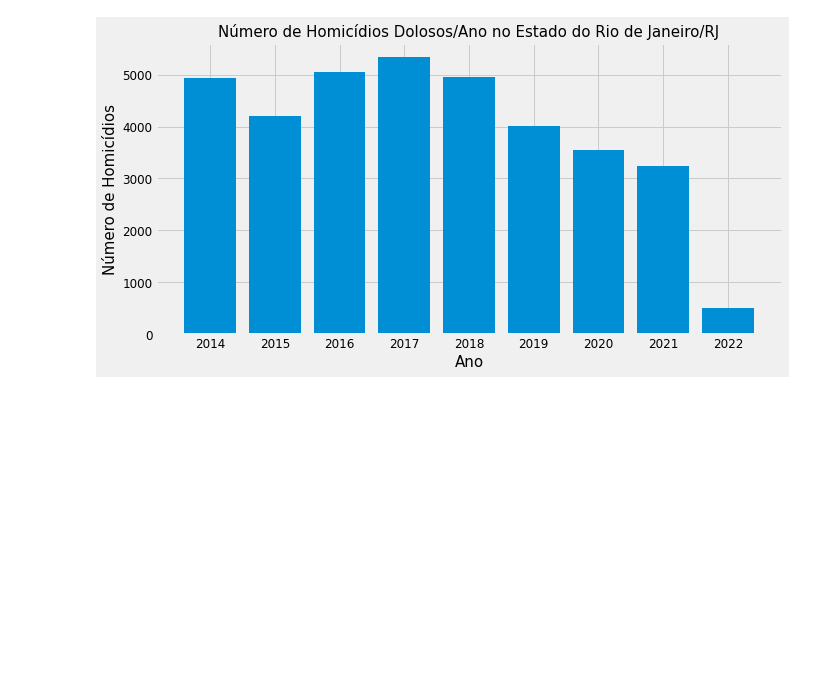
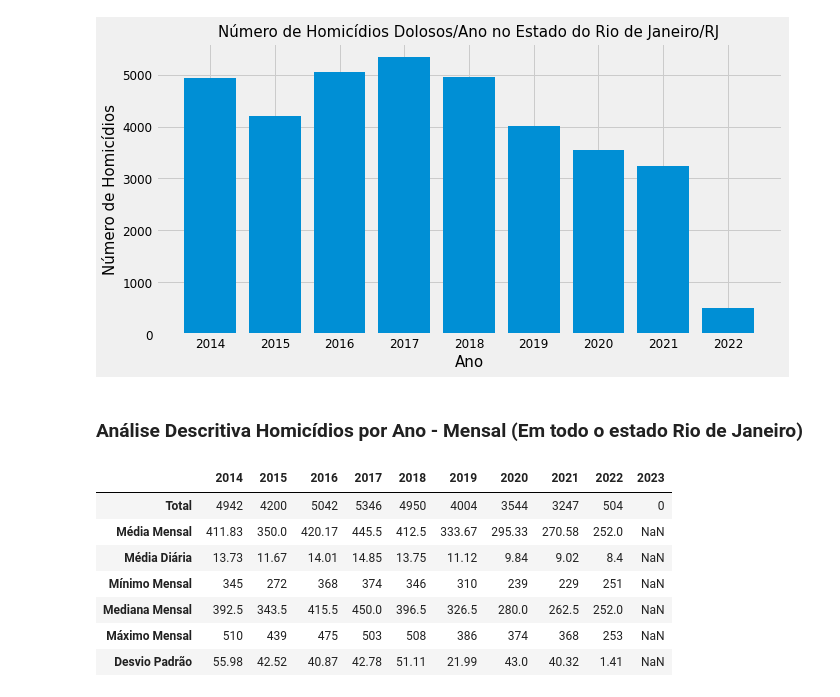
Before and after one commit to Prog-LucasAlves/Analise_Exploratoria_Dados, a Jupyter notebook: AED_01_Seguraca_Publica/seguranca_publica.ipynb, the cells around one changed output. Cells and saved outputs as stored; diff of their text form; code cells hidden in the pictures; blank space fills up the shorter version.

```diff
--- a/AED_01_Seguraca_Publica/seguranca_publica.ipynb
+++ b/AED_01_Seguraca_Publica/seguranca_publica.ipynb
@@ -230,3 +216,35 @@ plt.title("Número de Homicídios Dolosos/Ano no Estado do Rio de Janeiro/RJ", f
 plt.show()
 # %% [output]
 [figure]
+# %% [markdown]
+### Análise Descritiva Homicídios por Ano - Mensal (Em todo o estado Rio de Janeiro)
+# %%
+df_homicidios_ano = df[['ano','mes','hom_doloso']]
+
+df_homicidios_analise_descritiva = pd.DataFrame(
+    columns=['2014','2015','2016','2017','2018','2019','2020','2021','2022','2023'],
+    index=['Total','Média Mensal','Média Diária','Mínimo Mensal','Mediana Mensal','Máximo Mensal','Desvio Padrão'])
+
+anos = ['2014','2015','2016','2017','2018','2019','2020','2021','2022','2023']
+
+for ano in anos:
+    df_homicidios_ano_total = df_homicidios_ano.query(f'ano == {ano}')
+    df_homicidios_ano_group = df_homicidios_ano_total.groupby(['mes']).sum()
+    df_homicidios_analise_descritiva[f'{ano}'].loc[:1] = round(df_homicidios_ano_group['hom_doloso'].sum(), 2)
+    df_homicidios_analise_descritiva[f'{ano}'].loc[1:2] = round(df_homicidios_ano_group['hom_doloso'].mean(), 2)
+    df_homicidios_analise_descritiva[f'{ano}'].loc[2:3] = round(df_homicidios_ano_group['hom_doloso'].mean() / 30, 2)
+    df_homicidios_analise_descritiva[f'{ano}'].loc[3:4] = round(df_homicidios_ano_group['hom_doloso'].min(), 2)
+    df_homicidios_analise_descritiva[f'{ano}'].loc[4:5] = round(df_homicidios_ano_group['hom_doloso'].median(), 2)
+    df_homicidios_analise_descritiva[f'{ano}'].loc[5:6] = round(df_homicidios_ano_group['hom_doloso'].max(), 2)
+    df_homicidios_analise_descritiva[f'{ano}'].loc[6:7] = round(df_homicidios_ano_group['hom_doloso'].std(), 2)
+
+df_homicidios_analise_descritiva
+# %% [output]
+|  | 2014 | 2015 | 2016 | 2017 | 2018 | 2019 | 2020 | 2021 | 2022 | 2023 |
+| Total | 4942 | 4200 | 5042 | 5346 | 4950 | 4004 | 3544 | 3247 | 504 | 0 |
+| Média Mensal | 411.83 | 350.0 | 420.17 | 445.5 | 412.5 | 333.67 | 295.33 | 270.58 | 252.0 | NaN |
+| Média Diária | 13.73 | 11.67 | 14.01 | 14.85 | 13.75 | 11.12 | 9.84 | 9.02 | 8.4 | NaN |
+| Mínimo Mensal | 345 | 272 | 368 | 374 | 346 | 310 | 239 | 229 | 251 | NaN |
+| Mediana Mensal | 392.5 | 343.5 | 415.5 | 450.0 | 396.5 | 326.5 | 280.0 | 262.5 | 252.0 | NaN |
+| Máximo Mensal | 510 | 439 | 475 | 503 | 508 | 386 | 374 | 368 | 253 | NaN |
+| Desvio Padrão | 55.98 | 42.52 | 40.87 | 42.78 | 51.11 | 21.99 | 43.0 | 40.32 | 1.41 | NaN |
```
Also changed, not shown: parts of 10 cells of this notebook.
